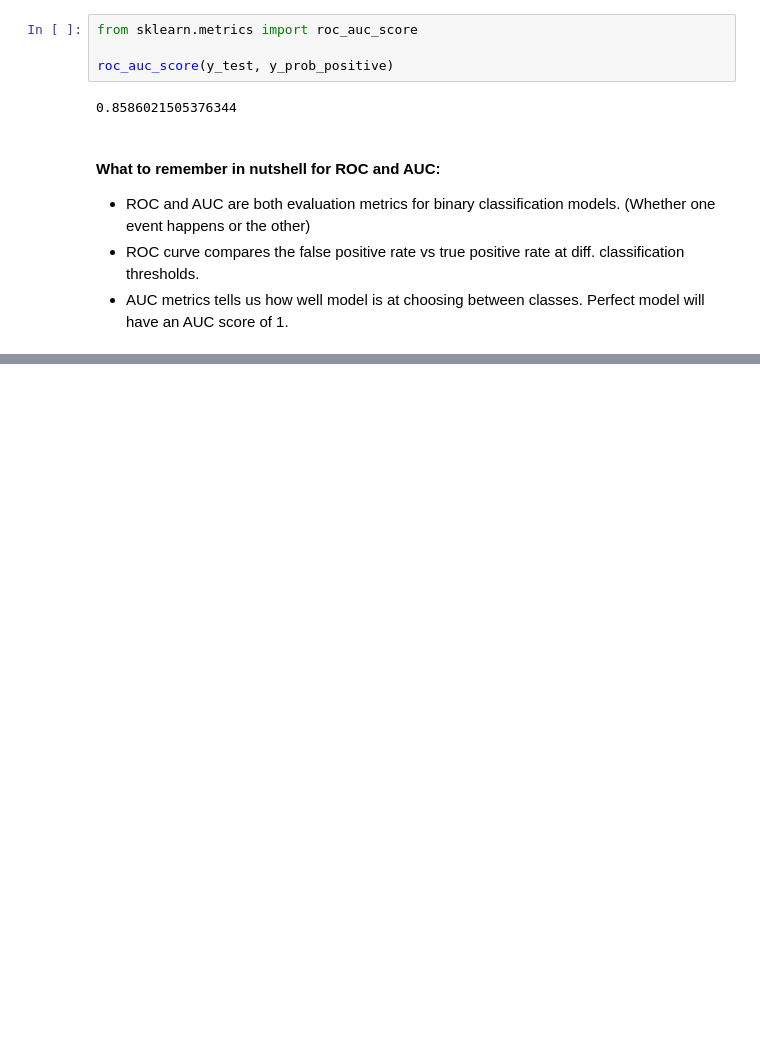
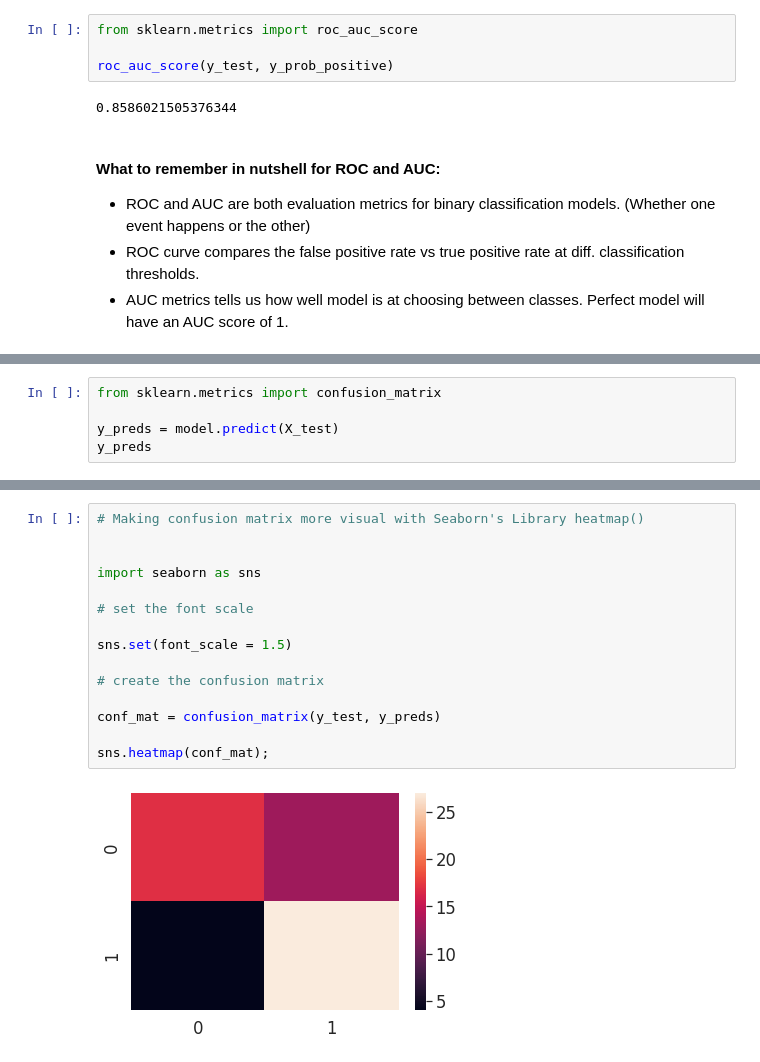
Before and after one commit to VishalMoradia/ML-Practice, a Jupyter notebook: AUC_ROC.ipynb, the cells around one changed output, grey strips where cells are left out. Cells and saved outputs as stored; diff of their text form; blank space fills up the shorter version.

```diff
--- a/AUC_ROC.ipynb
+++ b/AUC_ROC.ipynb
@@ -125,0 +128,5 @@ roc_auc_score(y_test, y_prob_positive)
+# %%
+from sklearn.metrics import confusion_matrix
+
+y_preds = model.predict(X_test)
+y_preds
@@ -125,0 +158,17 @@ roc_auc_score(y_test, y_prob_positive)
+# %%
+# Making confusion matrix more visual with Seaborn's Library heatmap()
+
+
+import seaborn as sns
+
+# set the font scale
+
+sns.set(font_scale = 1.5)
+
+# create the confusion matrix
+
+conf_mat = confusion_matrix(y_test, y_preds)
+
+sns.heatmap(conf_mat);
+# %% [output]
+[figure, added]
```
Also changed, not shown: parts of 5 cells of this notebook.
